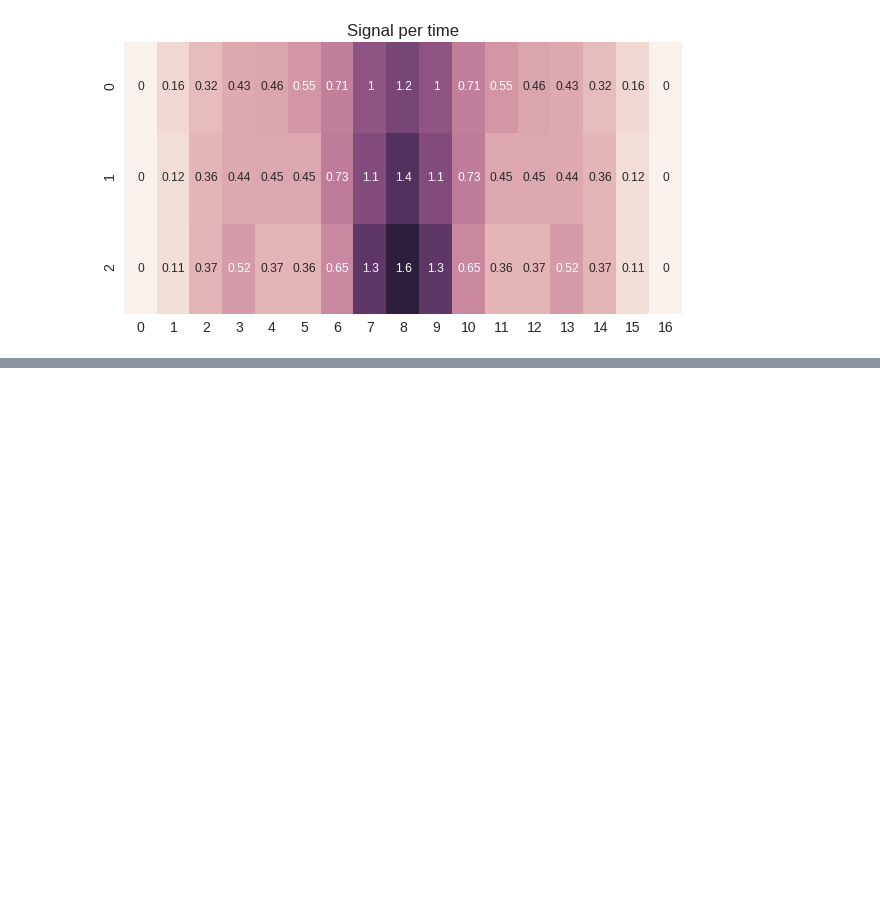
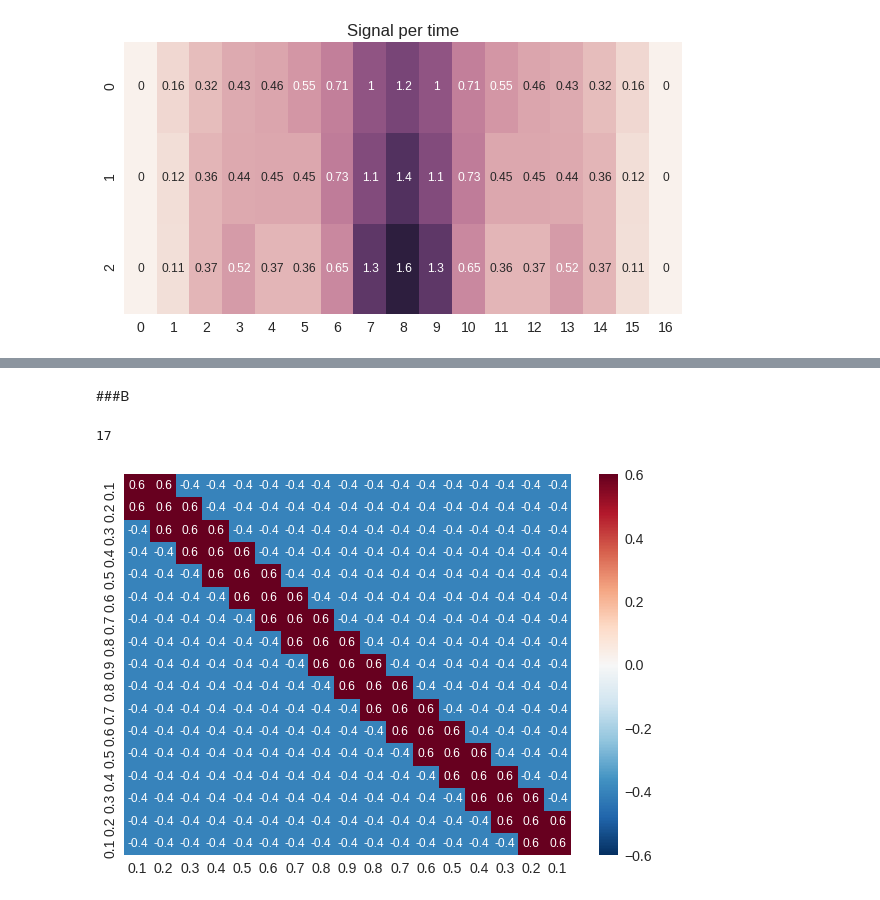
Before and after one commit to puraminy/mini_proj3, a Jupyter notebook: MexicanHat.ipynb, the cells around one changed output, grey strips where cells are left out. Saved outputs shown, nothing was run; the diff lists cells and outputs as text; code cells hidden in the pictures; blank space fills up the shorter version.

```diff
--- a/MexicanHat.ipynb
+++ b/MexicanHat.ipynb
@@ -79,0 +121,31 @@ t = 3
+# %% [markdown]
+###B
+# %%
+R1 = 1; #R2 = inf
+
+tr_mat = np.zeros([N, N])
+for i in range(N):
+  if i<N-(R1+R2)+1:
+    tr_mat[i,i:i+R1+1] = c1
+    tr_mat[i,i+R1+1:] = c2
+  elif N-R1-2<i:
+    tr_mat[i,i:] = c1
+
+tr_mat = tr_mat + tr_mat.T - np.diag(tr_mat.diagonal())
+print(N)
+import seaborn as sn
+import pandas  as pd
+import matplotlib.pyplot as plt
+df_result = pd.DataFrame(tr_mat, range(N), range(N))
+
+labels = ['0.1', '0.2', '0.3', '0.4', '0.5', '0.6', '0.7', '0.8', '0.9', '0.8', '0.7', '0.6', '0.5', '0.4', '0.3', '0.2', '0.1']
+#axlabels = ['C', 'I', 'O', 'P', 'S', 'U', 'X', 'Z', 'Total']
+
+plt.figure(figsize=(10, 7))
+sn.set(font_scale=1.4)  # for label size
+sn.heatmap(df_result, annot=True, annot_kws={"size": 12}, xticklabels=labels, yticklabels=labels)  # font size
+plt.show()
+#print(tr_mat)
+# %% [output]
+17
+[figure, added]
```
Also changed, not shown: parts of 3 cells of this notebook.
